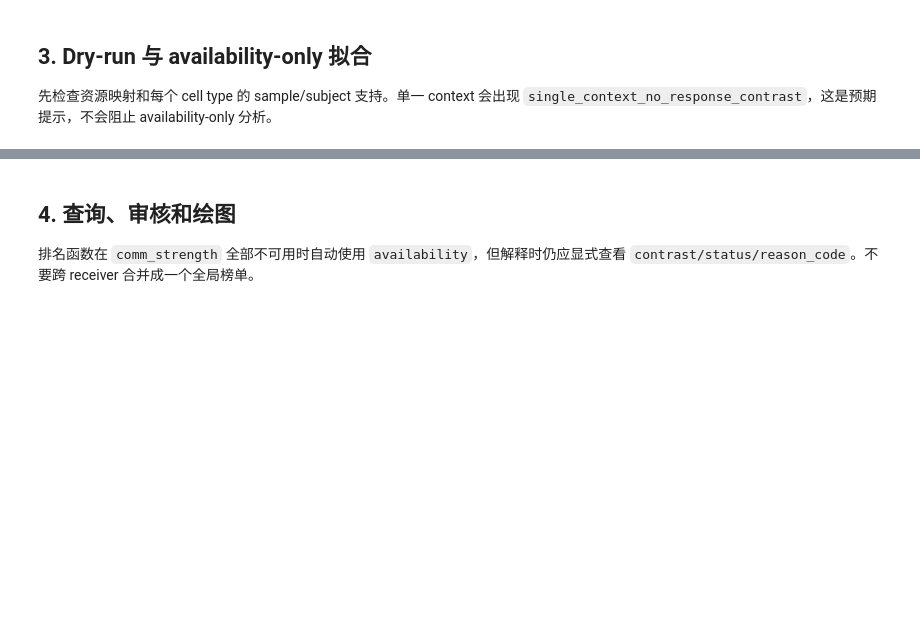
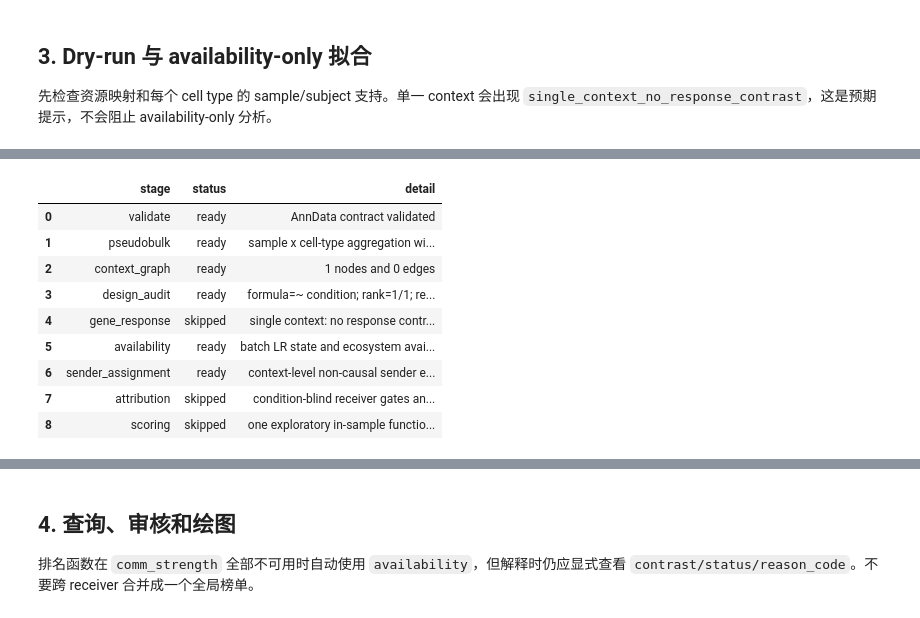
Before and after one commit to kehangzhang/CRYCHIC, a Jupyter notebook: tutorials/single_sample_communication.ipynb, the cells around one changed output, grey strips where cells are left out. Saved outputs shown, nothing was run; the diff lists cells and outputs as text; code cells hidden in the pictures; blank space fills up the shorter version.

```diff
--- a/tutorials/single_sample_communication.ipynb
+++ b/tutorials/single_sample_communication.ipynb
@@ -53,6 +60,7 @@ print(f"CRYCHIC {crychic.__version__}; output={OUTPUT_ROOT.resolve()}")
 
 `adata.layers['counts']` 必须是非负、integer-like 原始计数。`sample_id` 是采样/文库单位，`subject_id` 是独立生物学重复，二者不要因为当前只有一组就混为同一统计角色；`cell_type` 标记 sender/receiver 群体，`condition` 在本教程中只有一个水平。细胞只用于 sample-level 聚合，不能当作独立重复。
 # %%
+%%time
 def sha256_file(path: Path) -> str:
     digest = hashlib.sha256()
     with path.open("rb") as handle:
@@ -118,8 +126,39 @@ else:
     if not INPUT_H5AD.is_file():
         raise FileNotFoundError(INPUT_H5AD)
     adata = ad.read_h5ad(INPUT_H5AD)
-    data_origin = "environment_h5ad"
-    input_digest = sha256_file(INPUT_H5AD)
+    required_obs = {"condition", "subject_id", "sample_id", "cell_type"}
+    missing_obs = required_obs.difference(adata.obs.columns)
+    if missing_obs:
+        raise ValueError(f"Missing required obs columns: {sorted(missing_obs)}")
+    if "counts" not in adata.layers:
+        raise ValueError("adata.layers['counts'] is required")
+    available_conditions = tuple(sorted(set(adata.obs["condition"].astype(str))))
+    selected_condition = SOURCE_CONDITION
+    if selected_condition is None:
+        if len(available_conditions) != 1:
+            raise ValueError(
+                "Set CRYCHIC_SINGLE_GROUP_CONDITION when the input has "
+                f"multiple conditions: {available_conditions}"
+            )
+        selected_condition = available_conditions[0]
+    if selected_condition not in available_conditions:
+        raise ValueError(
+            f"Unknown condition {selected_condition!r}; available={available_conditions}"
+        )
+    adata = adata[
+        adata.obs["condition"].astype(str).eq(selected_condition)
+    ].copy()
+    adata.obs["condition"] = "single_group"
+    data_origin = f"environment_h5ad_condition_subset:{selected_condition}"
+    source_digest = sha256_file(INPUT_H5AD)
+    input_digest = hashlib.sha256(
+        f"{source_digest}|condition={selected_condition}".encode("utf-8")
+    ).hexdigest()
 
+TUTORIAL_CONTEXT = str(adata.obs["condition"].astype(str).iloc[0])
+TUTORIAL_RECEIVER = str(
+    adata.obs["cell_type"].astype(str).value_counts().index[0]
+)
 print(f"data_origin={data_origin}; shape={adata.shape}")
+print(f"context={TUTORIAL_CONTEXT}; receiver={TUTORIAL_RECEIVER}")
 adata.obs[["condition", "subject_id", "sample_id", "cell_type"]].value_counts().rename("n_cells")
@@ -215,12 +287,13 @@ print(
 
 先检查资源映射和每个 cell type 的 sample/subject 支持。单一 context 会出现 `single_context_no_response_contrast`，这是预期提示，不会阻止 availability-only 分析。
 # %%
+%%time
 model = crychic.Crychic(config, resource_bundle=lr_resource)
 plan = model.dry_run(
     adata,
     min_cells=2,
-    min_samples_per_context=2 if USE_SYNTHETIC else 1,
-    min_subjects_per_context=2 if USE_SYNTHETIC else 1,
+    min_samples_per_context=2,
+    min_subjects_per_context=2,
 )
 stage_plan = pd.DataFrame(
     [
@@ -234,3 +307,4 @@ stage_plan = pd.DataFrame(
 )
 print(f"can_fit={plan.can_fit}; warnings={plan.warnings}")
 stage_plan
+# %% [output]
@@ -237 +314,11 @@ stage_plan
+|  | stage | status | detail |
+| 0 | validate | ready | AnnData contract validated |
+| 1 | pseudobulk | ready | sample x cell-type aggregation wi... |
+| 2 | context_graph | ready | 1 nodes and 0 edges |
+| 3 | design_audit | ready | formula=~ condition; rank=1/1; re... |
+| 4 | gene_response | skipped | single context: no response contr... |
+| 5 | availability | ready | batch LR state and ecosystem avai... |
+| 6 | sender_assignment | ready | context-level non-causal sender e... |
+| 7 | attribution | skipped | condition-blind receiver gates an... |
+| 8 | scoring | skipped | one exploratory in-sample functio... |
 # %%
```
Also changed, not shown: parts of 9 cells of this notebook, 2 other files.
